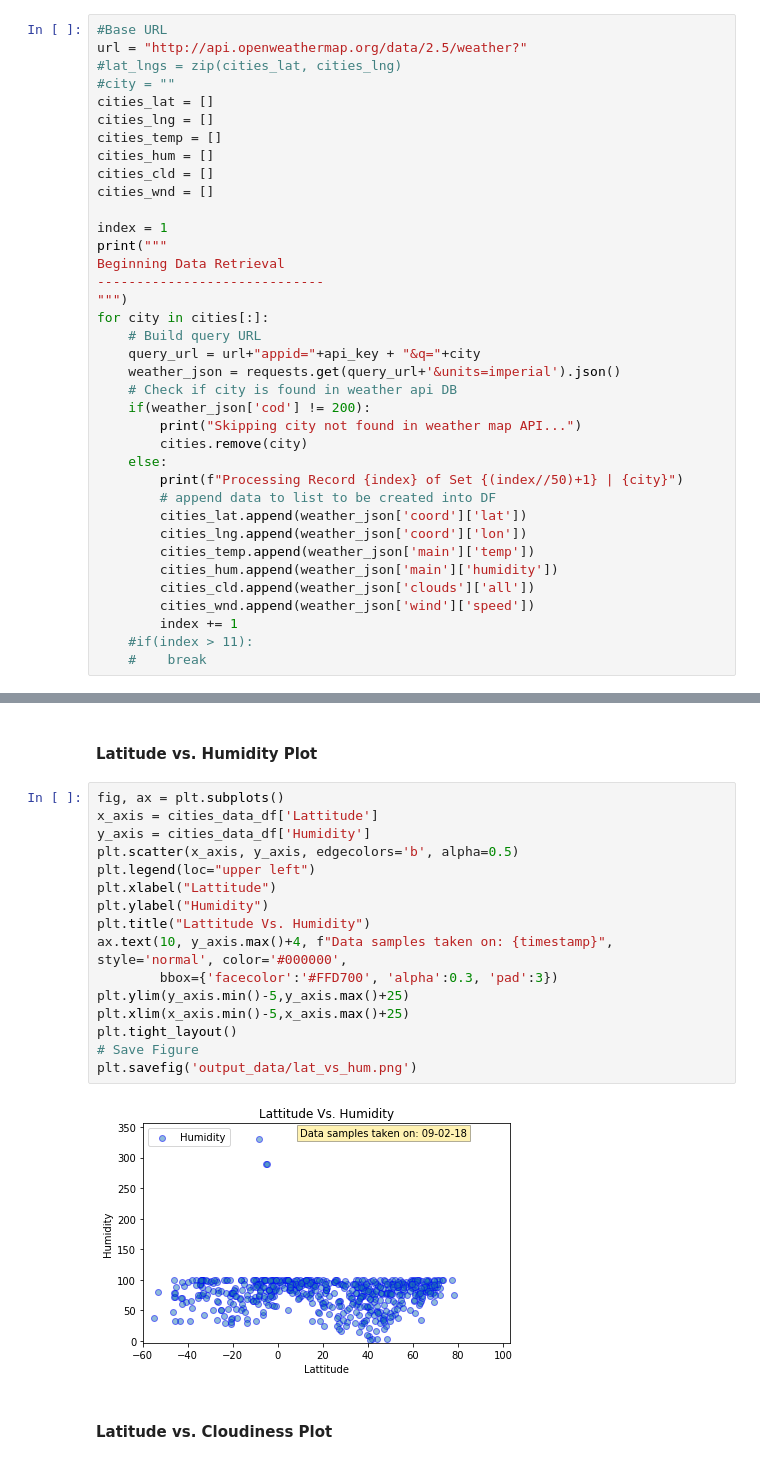
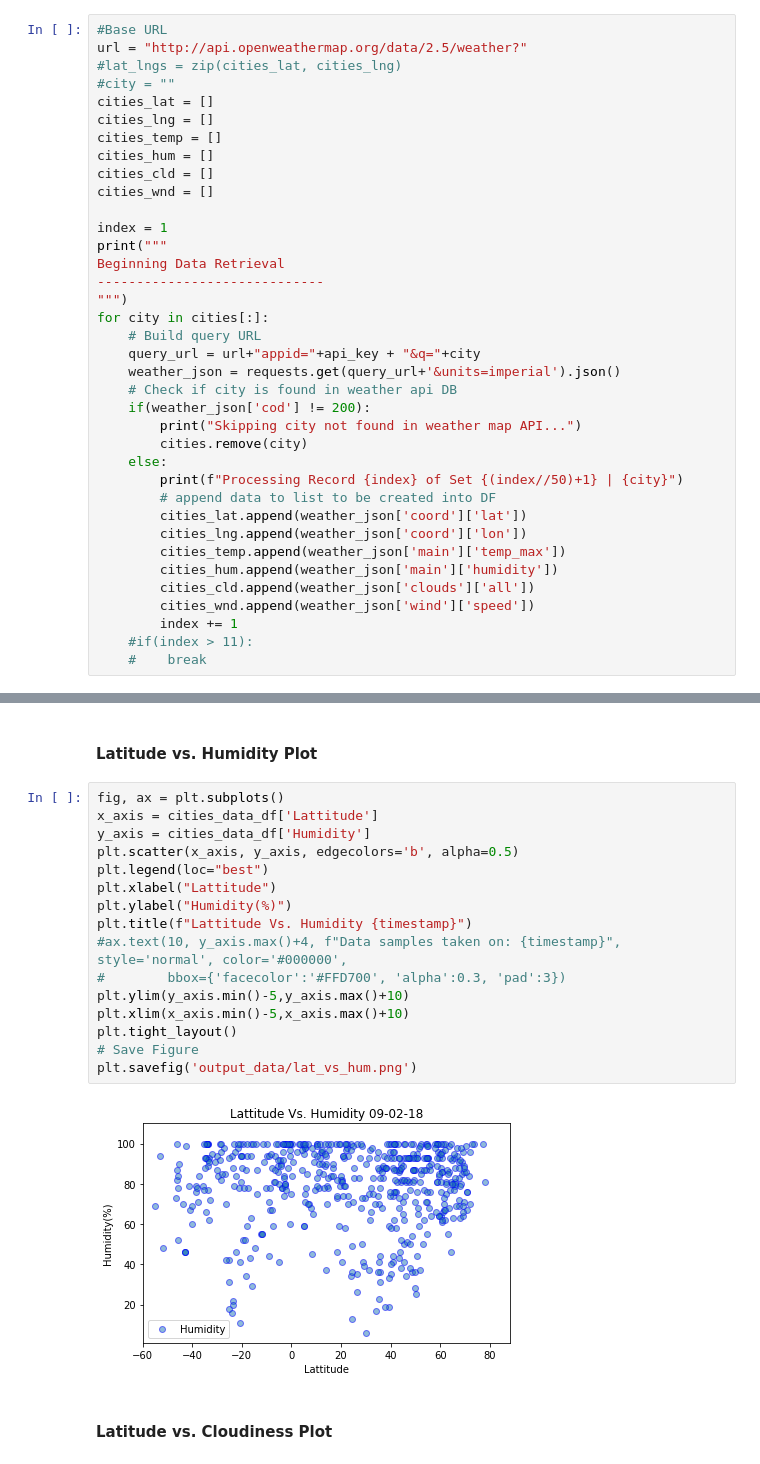
Before and after one commit to charlehl/UCI-Data-Analytics, a Jupyter notebook: homework6/charles/WeatherPy_charles.ipynb, the cells around one changed output, grey strips where cells are left out. Cells and saved outputs as stored; diff of their text form.

Commit message:
using max temp instead of temp and fixing figures and adding trend analysis

```diff
--- a/homework6/charles/WeatherPy_charles.ipynb
+++ b/homework6/charles/WeatherPy_charles.ipynb
@@ -89,7 +89,7 @@ for city in cities[:]:
         # append data to list to be created into DF
         cities_lat.append(weather_json['coord']['lat'])
         cities_lng.append(weather_json['coord']['lon'])
-        cities_temp.append(weather_json['main']['temp'])
+        cities_temp.append(weather_json['main']['temp_max'])
         cities_hum.append(weather_json['main']['humidity'])
         cities_cld.append(weather_json['clouds']['all'])
         cities_wnd.append(weather_json['wind']['speed'])
@@ -198,21 +196,21 @@ plt.savefig('output_data/lat_vs_temp.png')
 # %%
 fig, ax = plt.subplots()
 x_axis = cities_data_df['Lattitude']
 y_axis = cities_data_df['Humidity']
 plt.scatter(x_axis, y_axis, edgecolors='b', alpha=0.5)
-plt.legend(loc="upper left")
+plt.legend(loc="best")
 plt.xlabel("Lattitude")
-plt.ylabel("Humidity")
-plt.title("Lattitude Vs. Humidity")
-ax.text(10, y_axis.max()+4, f"Data samples taken on: {timestamp}", style='normal', color='#000000',
-        bbox={'facecolor':'#FFD700', 'alpha':0.3, 'pad':3})
-plt.ylim(y_axis.min()-5,y_axis.max()+25)
-plt.xlim(x_axis.min()-5,x_axis.max()+25)
+plt.ylabel("Humidity(%)")
+plt.title(f"Lattitude Vs. Humidity {timestamp}")
+#ax.text(10, y_axis.max()+4, f"Data samples taken on: {timestamp}", style='normal', color='#000000',
+#        bbox={'facecolor':'#FFD700', 'alpha':0.3, 'pad':3})
+plt.ylim(y_axis.min()-5,y_axis.max()+10)
+plt.xlim(x_axis.min()-5,x_axis.max()+10)
 plt.tight_layout()
 # Save Figure
 plt.savefig('output_data/lat_vs_hum.png')
 # %% [output]
-[figure, old version]
+[figure, new version]
 # %% [markdown]
 #### Latitude vs. Cloudiness Plot
 # %%
```
Also changed, not shown: parts of 6 cells of this notebook, 6 other files.
